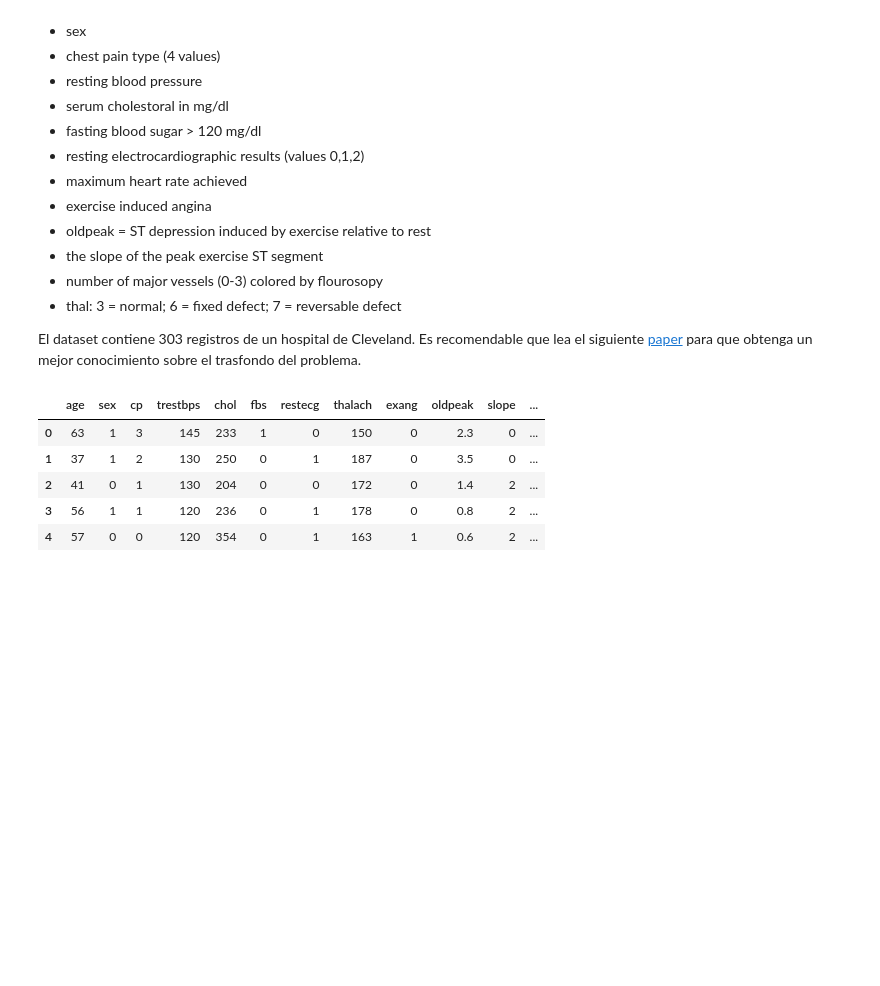
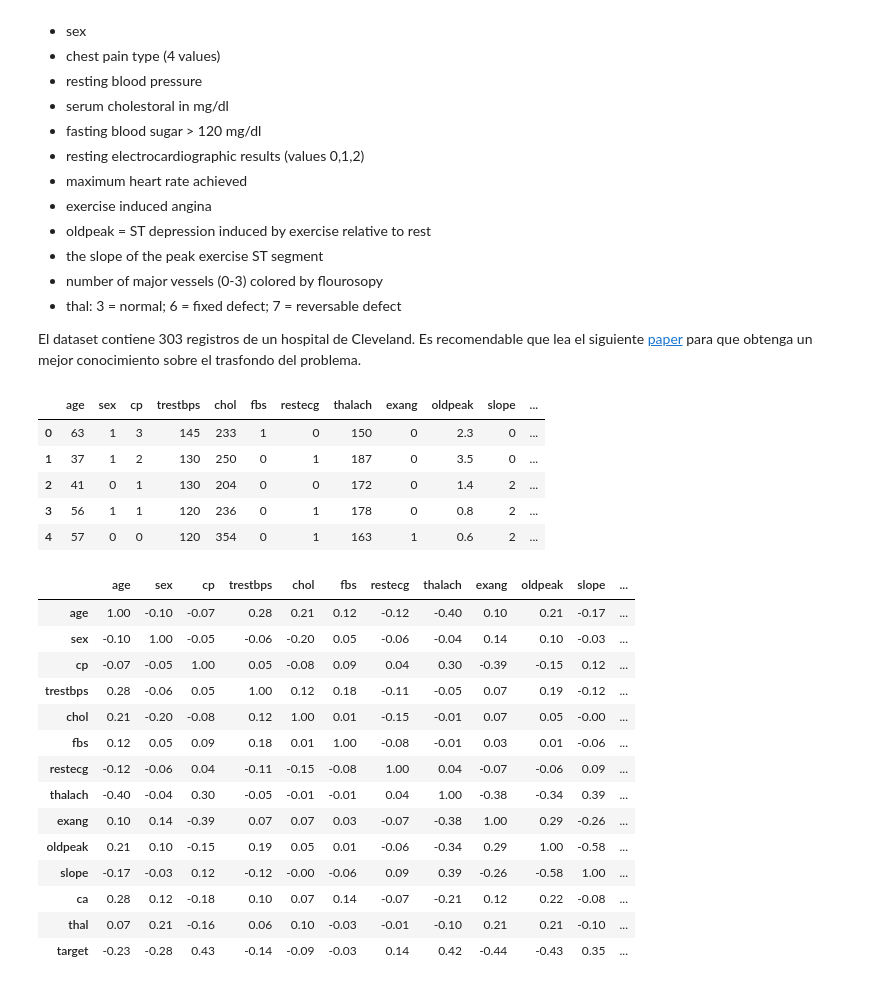
Before and after one commit to agomezs/programa-ia, a Jupyter notebook: S4-ModelosMetricas/4-Practica-Semanal.ipynb, the cells around one changed output. Cells and saved outputs as stored; diff of their text form; code cells hidden in the pictures; blank space fills up the shorter version.

```diff
--- a/S4-ModelosMetricas/4-Practica-Semanal.ipynb
+++ b/S4-ModelosMetricas/4-Practica-Semanal.ipynb
@@ -37,3 +40,22 @@ data.head()
 # %%
 # EJERCICIO - Feature Engineering
 # En esta seccion incluya transformaciones, scaling, eliminar o crear variables segun considere apropiado.
+
+corr = data.corr()
+corr.style.background_gradient(cmap='plasma').set_precision(2)
+# %% [output]
+|  | age | sex | cp | trestbps | chol | fbs | restecg | thalach | exang | oldpeak | slope | ... |
+| age | 1.00 | -0.10 | -0.07 | 0.28 | 0.21 | 0.12 | -0.12 | -0.40 | 0.10 | 0.21 | -0.17 | ... |
+| sex | -0.10 | 1.00 | -0.05 | -0.06 | -0.20 | 0.05 | -0.06 | -0.04 | 0.14 | 0.10 | -0.03 | ... |
+| cp | -0.07 | -0.05 | 1.00 | 0.05 | -0.08 | 0.09 | 0.04 | 0.30 | -0.39 | -0.15 | 0.12 | ... |
+| trestbps | 0.28 | -0.06 | 0.05 | 1.00 | 0.12 | 0.18 | -0.11 | -0.05 | 0.07 | 0.19 | -0.12 | ... |
+| chol | 0.21 | -0.20 | -0.08 | 0.12 | 1.00 | 0.01 | -0.15 | -0.01 | 0.07 | 0.05 | -0.00 | ... |
+| fbs | 0.12 | 0.05 | 0.09 | 0.18 | 0.01 | 1.00 | -0.08 | -0.01 | 0.03 | 0.01 | -0.06 | ... |
+| restecg | -0.12 | -0.06 | 0.04 | -0.11 | -0.15 | -0.08 | 1.00 | 0.04 | -0.07 | -0.06 | 0.09 | ... |
+| thalach | -0.40 | -0.04 | 0.30 | -0.05 | -0.01 | -0.01 | 0.04 | 1.00 | -0.38 | -0.34 | 0.39 | ... |
+| exang | 0.10 | 0.14 | -0.39 | 0.07 | 0.07 | 0.03 | -0.07 | -0.38 | 1.00 | 0.29 | -0.26 | ... |
+| oldpeak | 0.21 | 0.10 | -0.15 | 0.19 | 0.05 | 0.01 | -0.06 | -0.34 | 0.29 | 1.00 | -0.58 | ... |
+| slope | -0.17 | -0.03 | 0.12 | -0.12 | -0.00 | -0.06 | 0.09 | 0.39 | -0.26 | -0.58 | 1.00 | ... |
+| ca | 0.28 | 0.12 | -0.18 | 0.10 | 0.07 | 0.14 | -0.07 | -0.21 | 0.12 | 0.22 | -0.08 | ... |
+| thal | 0.07 | 0.21 | -0.16 | 0.06 | 0.10 | -0.03 | -0.01 | -0.10 | 0.21 | 0.21 | -0.10 | ... |
+| target | -0.23 | -0.28 | 0.43 | -0.14 | -0.09 | -0.03 | 0.14 | 0.42 | -0.44 | -0.43 | 0.35 | ... |
```
Also changed, not shown: parts of 14 cells of this notebook, 2 other files.
